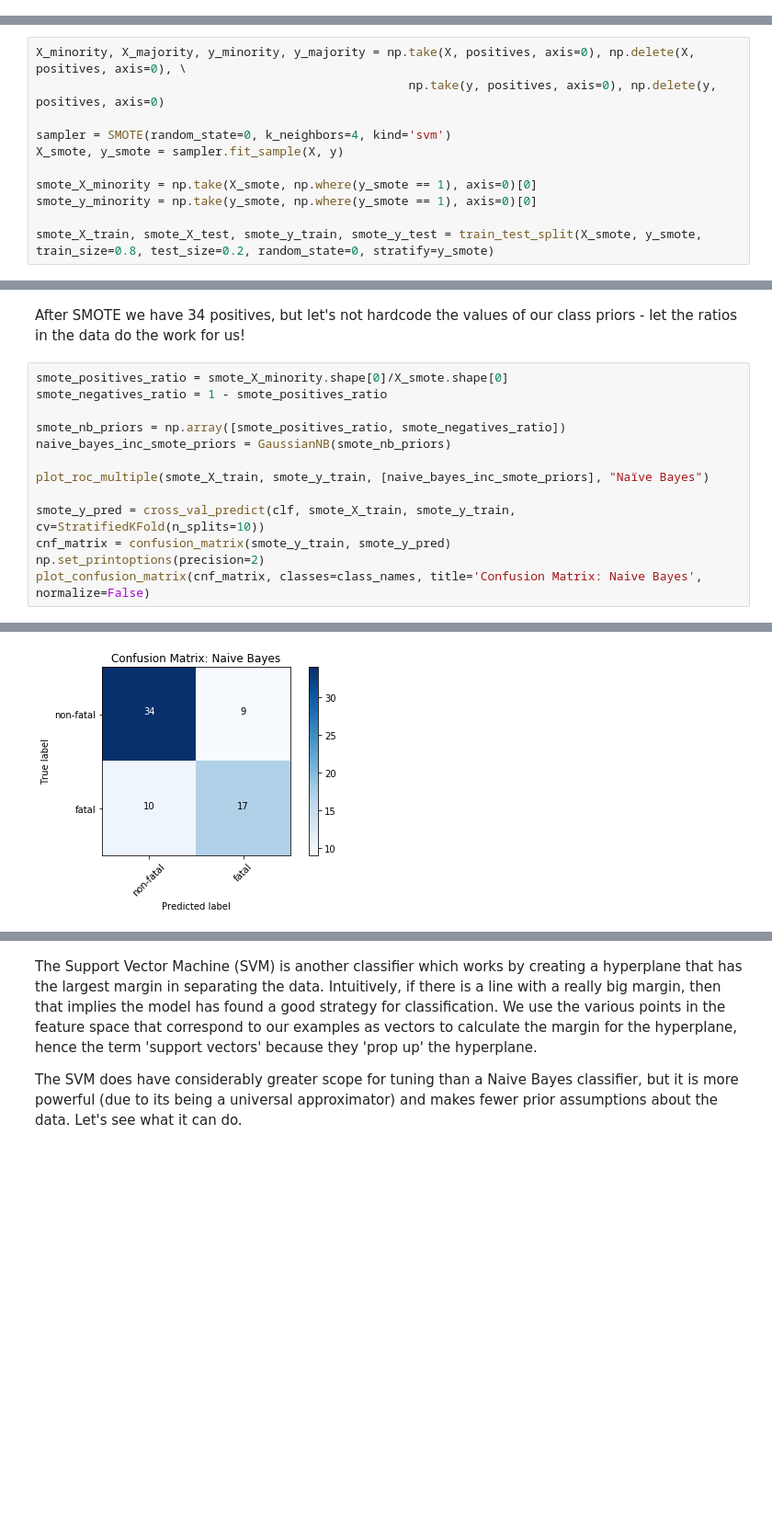
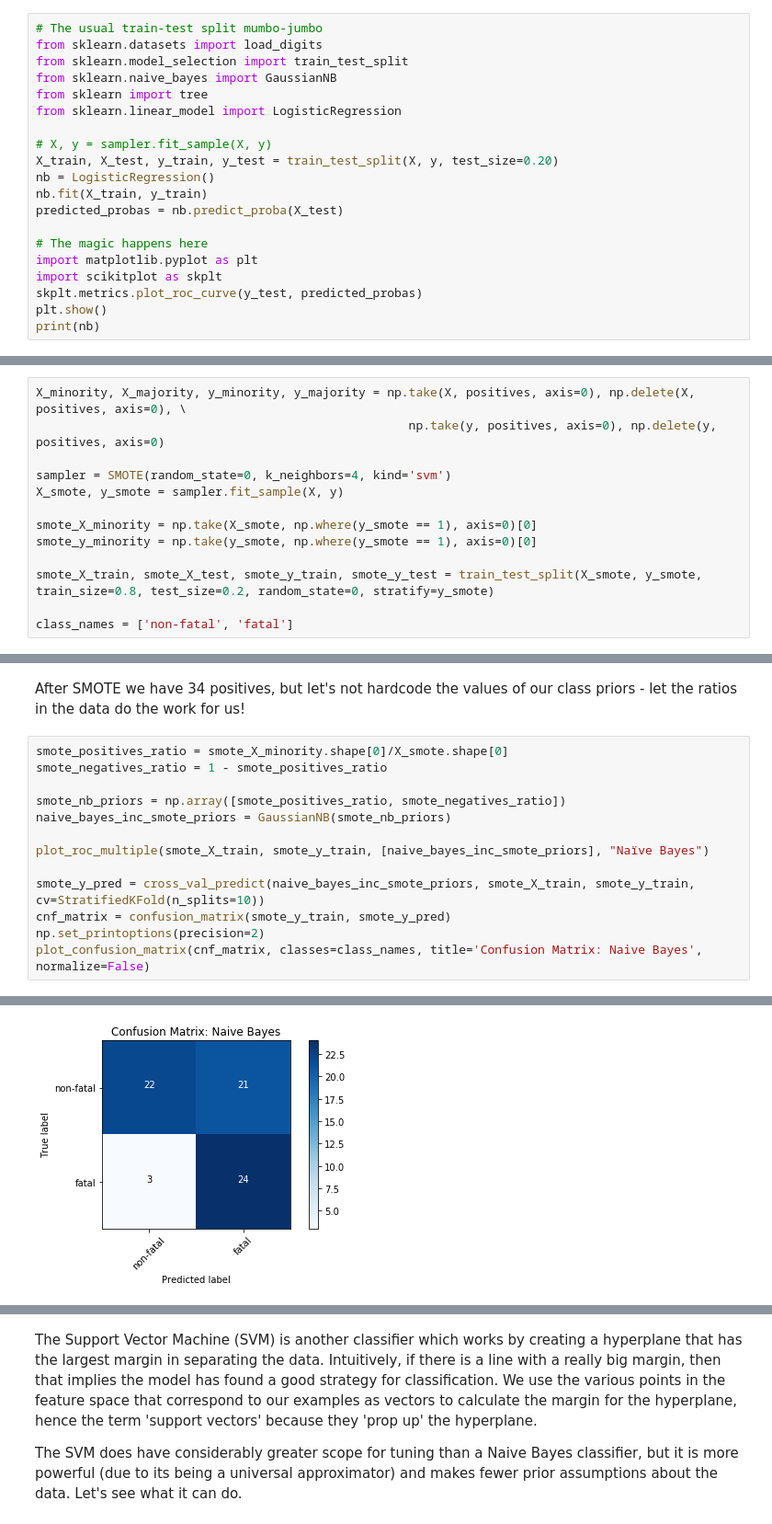
Before and after one commit to danielsoutar/CS4098, a Jupyter notebook: Modelling and Evaluation.ipynb, the cells around one changed output, grey strips where cells are left out. Shown at 92% size. Drawn from its saved outputs; the diff is of its cells as text; blank space fills up the shorter version.

```diff
--- a/Modelling and Evaluation.ipynb
+++ b/Modelling and Evaluation.ipynb
@@ -101,3 +101,23 @@ for i, file in enumerate(sorted(glob.glob("./inputs/*.txt"))):
     arr = arr / my_sum
 #     print(file[9:] + ": " + str(sum(arr)))
     X[i] = arr
+# %%
+# The usual train-test split mumbo-jumbo
+from sklearn.datasets import load_digits
+from sklearn.model_selection import train_test_split
+from sklearn.naive_bayes import GaussianNB
+from sklearn import tree
+from sklearn.linear_model import LogisticRegression
+
+# X, y = sampler.fit_sample(X, y)
+X_train, X_test, y_train, y_test = train_test_split(X, y, test_size=0.20)
+nb = LogisticRegression()
+nb.fit(X_train, y_train)
+predicted_probas = nb.predict_proba(X_test)
+
+# The magic happens here
+import matplotlib.pyplot as plt
+import scikitplot as skplt
+skplt.metrics.plot_roc_curve(y_test, predicted_probas)
+plt.show()
+print(nb)
@@ -112,4 +138,6 @@ smote_X_minority = np.take(X_smote, np.where(y_smote == 1), axis=0)[0]
 smote_y_minority = np.take(y_smote, np.where(y_smote == 1), axis=0)[0]
 
 smote_X_train, smote_X_test, smote_y_train, smote_y_test = train_test_split(X_smote, y_smote, train_size=0.8, test_size=0.2, random_state=0, stratify=y_smote)
+
+class_names = ['non-fatal', 'fatal']
 # %%
@@ -178,7 +216,7 @@ naive_bayes_inc_smote_priors = GaussianNB(smote_nb_priors)
 
 plot_roc_multiple(smote_X_train, smote_y_train, [naive_bayes_inc_smote_priors], "Naïve Bayes")
 
-smote_y_pred = cross_val_predict(clf, smote_X_train, smote_y_train, cv=StratifiedKFold(n_splits=10))
+smote_y_pred = cross_val_predict(naive_bayes_inc_smote_priors, smote_X_train, smote_y_train, cv=StratifiedKFold(n_splits=10))
 cnf_matrix = confusion_matrix(smote_y_train, smote_y_pred)
 np.set_printoptions(precision=2)
 plot_confusion_matrix(cnf_matrix, classes=class_names, title='Confusion Matrix: Naive Bayes', normalize=False)
@@ -188,4 +226,4 @@ GaussianNB(priors=array([0.38636, 0.61364]))
-[figure, old version]
+[figure, new version]
 # %%
 X_minority = np.take(X, positives, axis=0)
 
```
Also changed, not shown: parts of 7 cells of this notebook, 4 other files.
